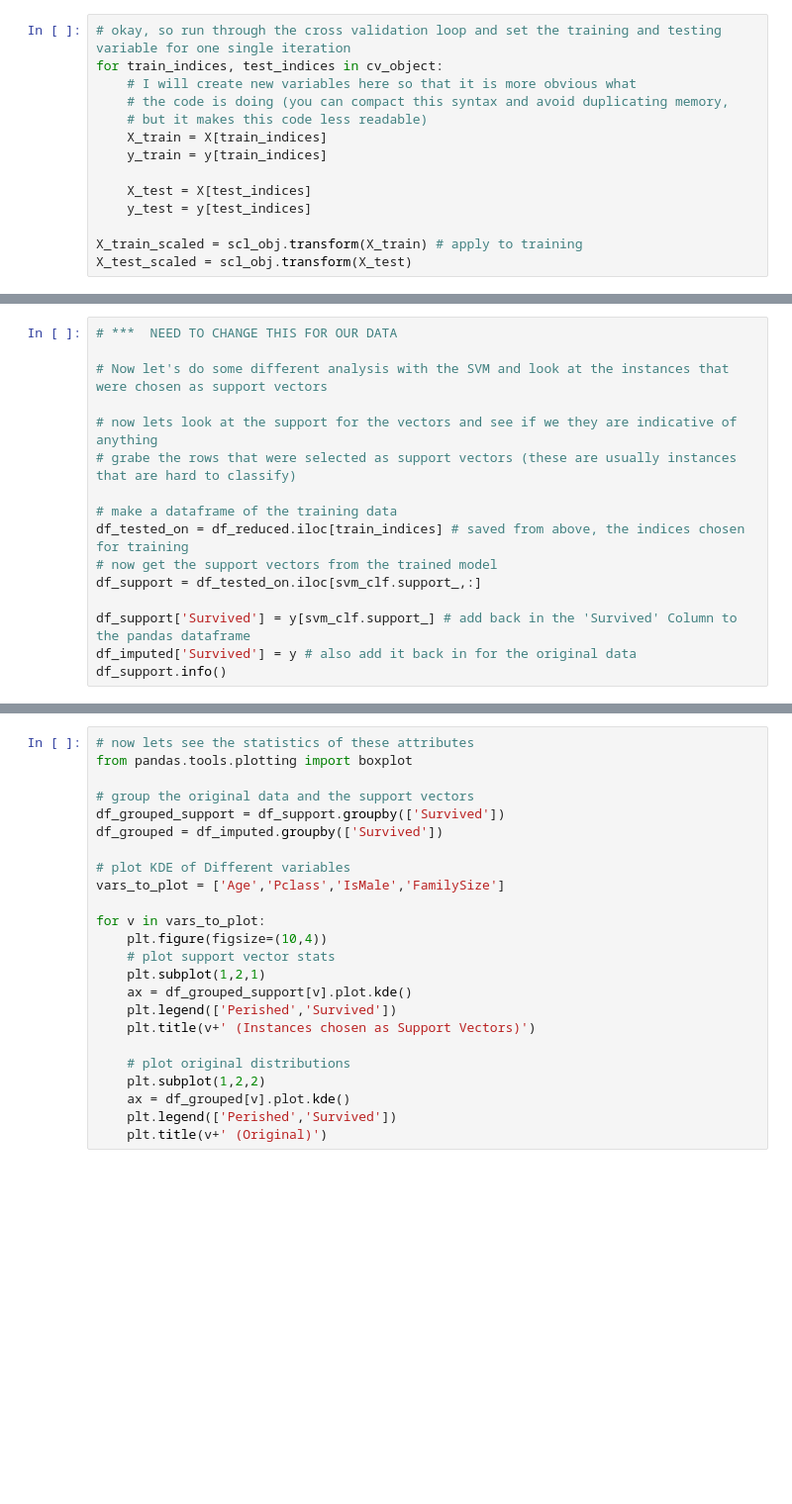
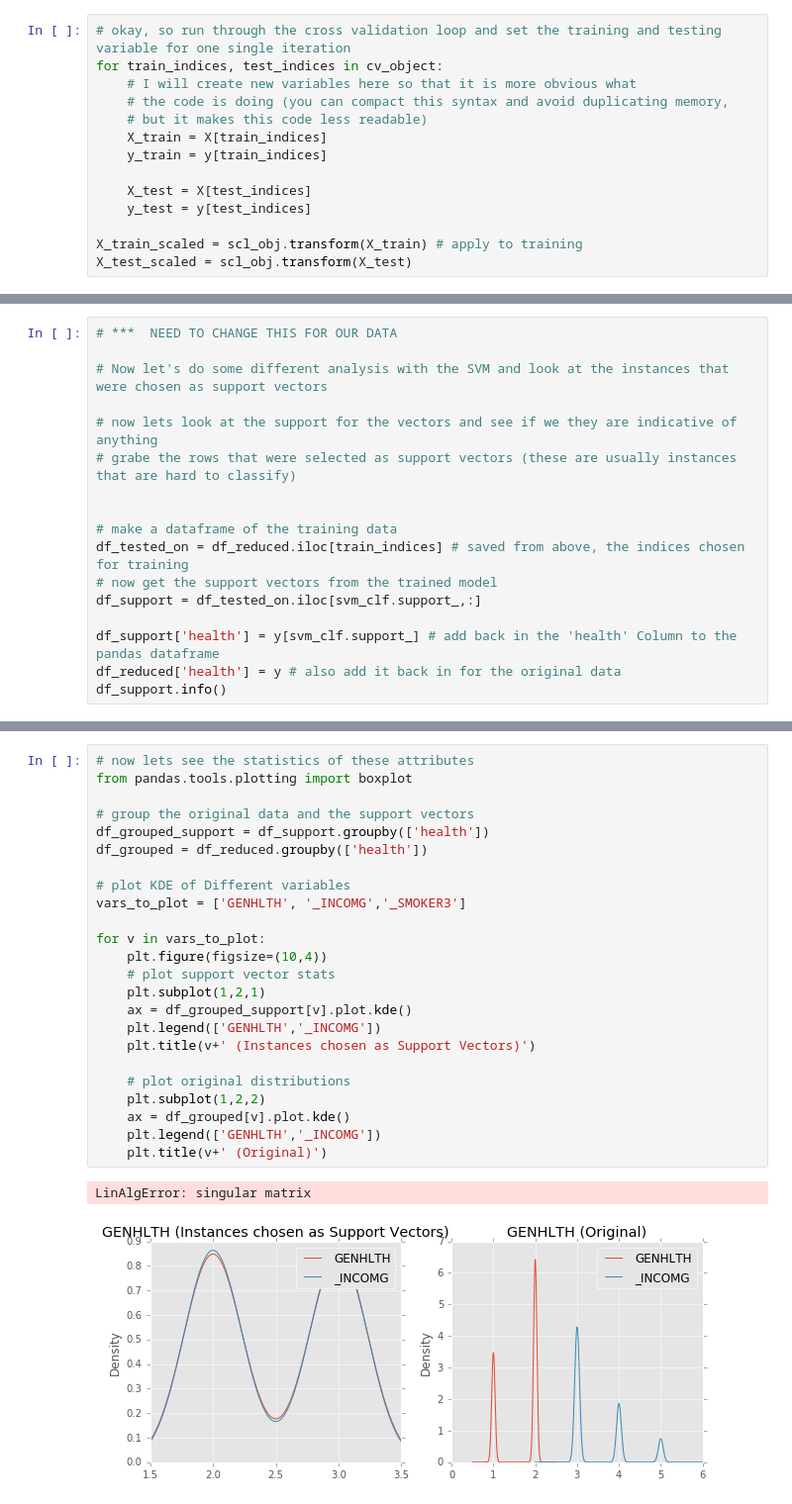
Before and after one commit to RahnL/DataScience-SMU, a Jupyter notebook: DataMining/DataMining-MiniLab1-Lieberman-Melendez-Shuhart.ipynb, the cells around one changed output, grey strips where cells are left out. Shown: that part at 99% size. Drawn from its saved outputs; the diff is of its cells as text; blank space fills up the shorter version.

```diff
--- a/DataMining/DataMining-MiniLab1-Lieberman-Melendez-Shuhart.ipynb
+++ b/DataMining/DataMining-MiniLab1-Lieberman-Melendez-Shuhart.ipynb
@@ -330,11 +331,12 @@ weights.plot(kind='bar')
 # now lets look at the support for the vectors and see if we they are indicative of anything
 # grabe the rows that were selected as support vectors (these are usually instances that are hard to classify)
 
+
 # make a dataframe of the training data
 df_tested_on = df_reduced.iloc[train_indices] # saved from above, the indices chosen for training
 # now get the support vectors from the trained model
 df_support = df_tested_on.iloc[svm_clf.support_,:]
 
-df_support['Survived'] = y[svm_clf.support_] # add back in the 'Survived' Column to the pandas dataframe
-df_imputed['Survived'] = y # also add it back in for the original data
+df_support['health'] = y[svm_clf.support_] # add back in the 'health' Column to the pandas dataframe
+df_reduced['health'] = y # also add it back in for the original data
 df_support.info()
@@ -341,24 +357,27 @@ df_support.info()
 # %%
 # now lets see the statistics of these attributes
 from pandas.tools.plotting import boxplot
 
 # group the original data and the support vectors
-df_grouped_support = df_support.groupby(['Survived'])
-df_grouped = df_imputed.groupby(['Survived'])
+df_grouped_support = df_support.groupby(['health'])
+df_grouped = df_reduced.groupby(['health'])
 
 # plot KDE of Different variables
-vars_to_plot = ['Age','Pclass','IsMale','FamilySize']
+vars_to_plot = ['GENHLTH', '_INCOMG','_SMOKER3']
 
 for v in vars_to_plot:
     plt.figure(figsize=(10,4))
     # plot support vector stats
     plt.subplot(1,2,1)
     ax = df_grouped_support[v].plot.kde()
-    plt.legend(['Perished','Survived'])
+    plt.legend(['GENHLTH','_INCOMG'])
     plt.title(v+' (Instances chosen as Support Vectors)')
 
     # plot original distributions
     plt.subplot(1,2,2)
     ax = df_grouped[v].plot.kde()
-    plt.legend(['Perished','Survived'])
+    plt.legend(['GENHLTH','_INCOMG'])
     plt.title(v+' (Original)')
+# %% [output]
+LinAlgError: singular matrix
+[figure, added]
```
Also changed, not shown: parts of 12 cells of this notebook.
